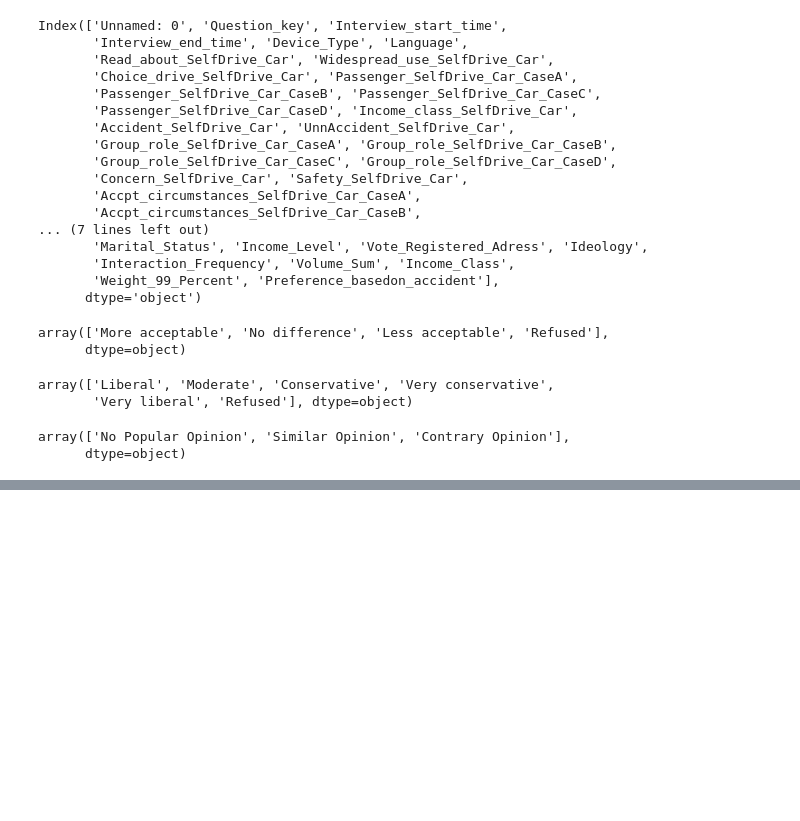
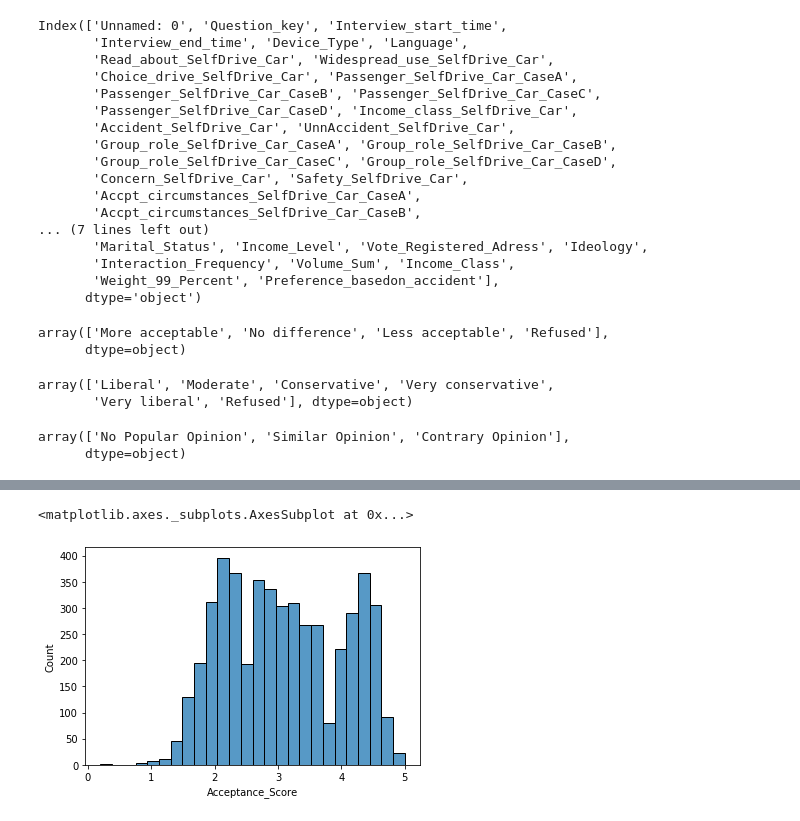
Before and after one commit to EvaW01/schulich_ai_fundamentals, a Jupyter notebook: selfcar_cleaned.ipynb, the cells around one changed output, grey strips where cells are left out. Drawn from its saved outputs; the diff is of its cells as text; code cells hidden in the pictures; blank space fills up the shorter version.

```diff
--- a/selfcar_cleaned.ipynb
+++ b/selfcar_cleaned.ipynb
@@ -295,0 +401,18 @@ See the caveats in the documentation: https://pandas.pydata.org/pandas-docs/stab
+# %%
+def accpt_circumstance_selfcar(row):
+    if (row['Accpt_circumstances_SelfDrive_Car_CaseA_Score'] + row['Accpt_circumstances_SelfDrive_Car_CaseB_Score'] +
+    row['Accpt_circumstances_SelfDrive_Car_CaseC_Score'] + row['Accpt_circumstances_SelfDrive_Car_CaseD_Score']) > 2.5:
+        return 5
+    elif (row['Accpt_circumstances_SelfDrive_Car_CaseA_Score'] + row['Accpt_circumstances_SelfDrive_Car_CaseB_Score'] +
+    row['Accpt_circumstances_SelfDrive_Car_CaseC_Score'] + row['Accpt_circumstances_SelfDrive_Car_CaseD_Score'])  <= 2.5 and (row['Accpt_circumstances_SelfDrive_Car_CaseA_Score'] + row['Accpt_circumstances_SelfDrive_Car_CaseB_Score'] +
+    row['Accpt_circumstances_SelfDrive_Car_CaseC_Score'] + row['Accpt_circumstances_SelfDrive_Car_CaseD_Score']) >= 1:
+        return 3
+    else:
+        return 1
+
+selfvcar_inpt_df['Accpt_circumstance_SelfCar'] = selfvcar_inpt_df.apply(accpt_circumstance_selfcar, axis =1)
+
+selfvcar_inpt_df[['Accpt_circumstances_SelfDrive_Car_CaseA_Score',
+       'Accpt_circumstances_SelfDrive_Car_CaseB_Score',
+       'Accpt_circumstances_SelfDrive_Car_CaseC_Score',
+       'Accpt_circumstances_SelfDrive_Car_CaseD_Score','Accpt_circumstance_SelfCar']]
@@ -297,13 +446,14 @@ See the caveats in the documentation: https://pandas.pydata.org/pandas-docs/stab
 # Try do the weight_avg
 
 weights = {
-    'Widespread_use_SelfDrive_Car_Score': 0.25,
-    'Choice_drive_SelfDrive_Car_Score': 0.75 / 6,
-    'Passenger_SelfDrive_Car_CaseB_Score': 0.75 / 6,
-    'Passenger_SelfDrive_Car_CaseC_Score': 0.75 / 6,
-    'Accident_SelfDrive_Car_Score': 0.75 / 6,
-    'Share_road_SelfDriveCar_Score': 0.75 / 6,
-    'Purpose_SelfDriveCar_CaseA_Score': 0.75 / 6
+    'Widespread_use_SelfDrive_Car_Score': 0.2,
+    'Choice_drive_SelfDrive_Car_Score': 0.1,
+    'Passenger_SelfDrive_Car_CaseB_Score': 0.1,
+    'Passenger_SelfDrive_Car_CaseC_Score': 0.1,
+    'Accident_SelfDrive_Car_Score': 0.1,
+    'Share_road_SelfDriveCar_Score': 0.1,
+    'Purpose_SelfDriveCar_CaseA_Score': 0.1,
+    'Accpt_circumstance_SelfCar': 0.2
 }
 
 selfvcar_inpt_df['Acceptance_Score'] = (
@@ -313,7 +463,8 @@ selfvcar_inpt_df['Acceptance_Score'] = (
     selfvcar_inpt_df['Passenger_SelfDrive_Car_CaseC_Score'] * weights['Passenger_SelfDrive_Car_CaseC_Score'] +
     selfvcar_inpt_df['Accident_SelfDrive_Car_Score'] * weights['Accident_SelfDrive_Car_Score'] +
     selfvcar_inpt_df['Share_road_SelfDriveCar_Score'] * weights['Share_road_SelfDriveCar_Score'] +
-    selfvcar_inpt_df['Purpose_SelfDriveCar_CaseA_Score'] * weights['Purpose_SelfDriveCar_CaseA_Score']
+    selfvcar_inpt_df['Purpose_SelfDriveCar_CaseA_Score'] * weights['Purpose_SelfDriveCar_CaseA_Score'] +
+    selfvcar_inpt_df['Accpt_circumstance_SelfCar'] * weights['Accpt_circumstance_SelfCar']
 )
 
 selfvcar_inpt_df
@@ -338,0 +521,5 @@ See the caveats in the documentation: https://pandas.pydata.org/pandas-docs/stab
+# %%
+sns.histplot(selfvcar_inpt_df['Acceptance_Score'])
+# %% [output]
+<matplotlib.axes._subplots.AxesSubplot at 0x...>
+[figure, added]
```
Also changed, not shown: parts of 21 cells of this notebook.
